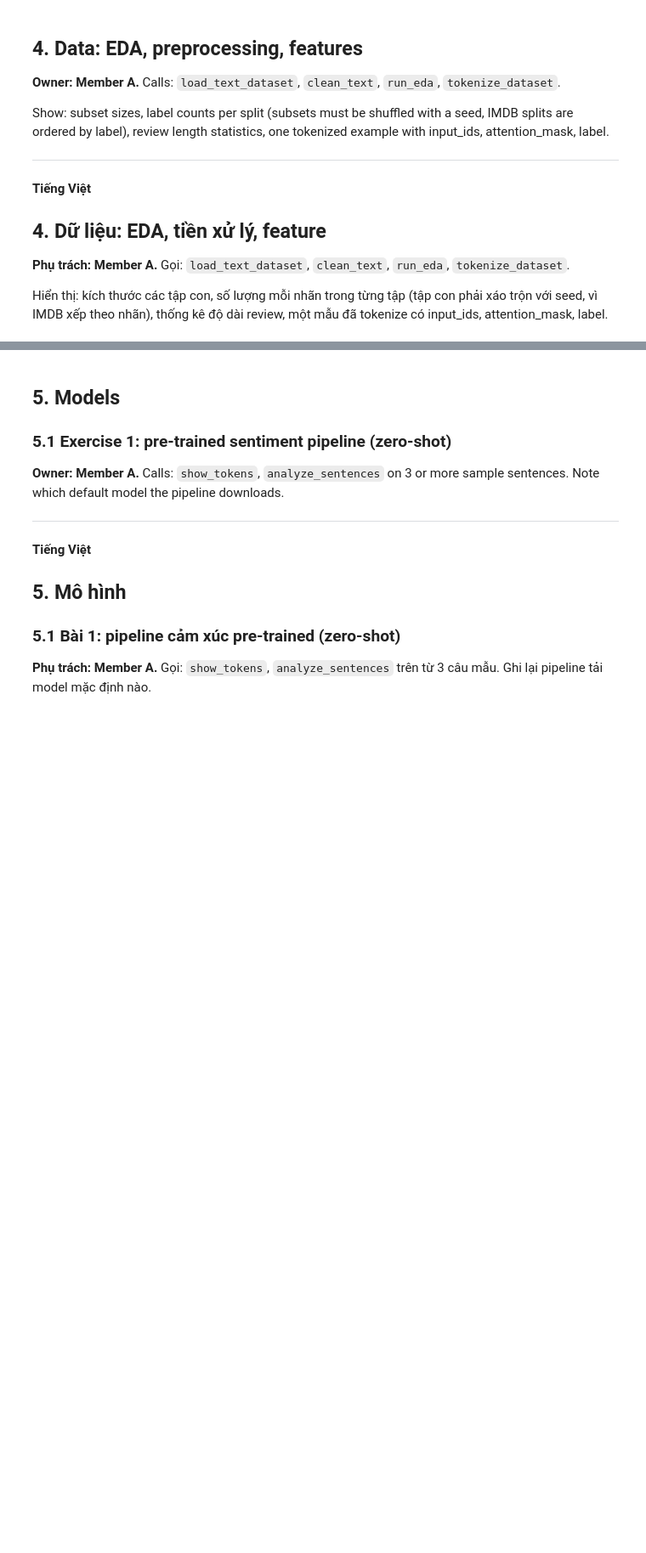
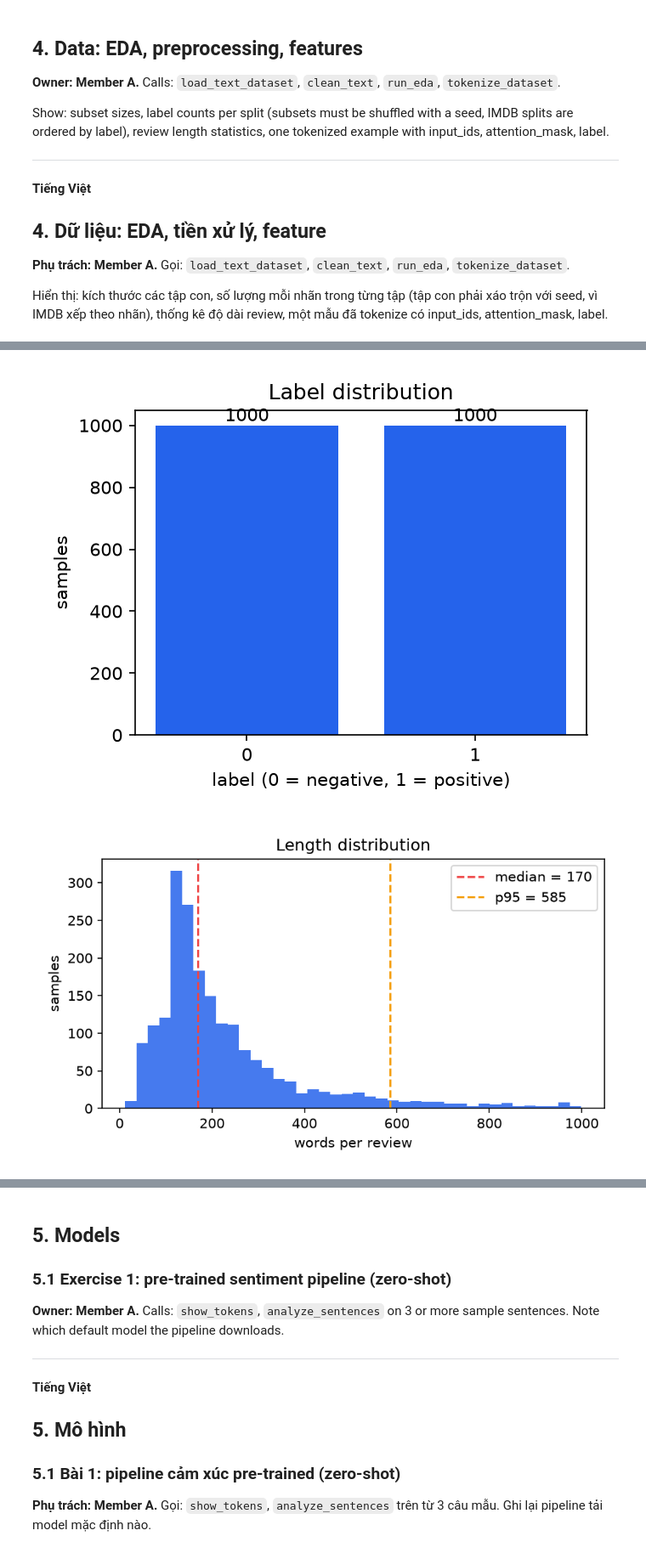
Before and after one commit to pptthu/Lab-DL, a Jupyter notebook: labs/lab3/notebook/lab3_presentation.ipynb, the cells around one changed output, grey strips where cells are left out. Shown at 85% size. Saved outputs shown, nothing was run; the diff lists cells and outputs as text; code cells hidden in the pictures; blank space fills up the shorter version.

```diff
--- a/labs/lab3/notebook/lab3_presentation.ipynb
+++ b/labs/lab3/notebook/lab3_presentation.ipynb
@@ -93,0 +118,10 @@ Hiển thị: kích thước các tập con, số lượng mỗi nhãn trong t
+# %%
+# Owner: Member A - hiển thị biểu đồ EDA
+from pathlib import Path
+from IPython.display import Image, display
+fig_dir = Path(artifact_dir('lab3', 'figures'))
+for f in ('label_distribution', 'length_distribution', 'length_by_label'):
+    display(Image(str(fig_dir / f'{f}.png')))
+# %% [output]
+[figure, added]
+[figure, added]
```
Also changed, not shown: parts of 9 cells of this notebook.
